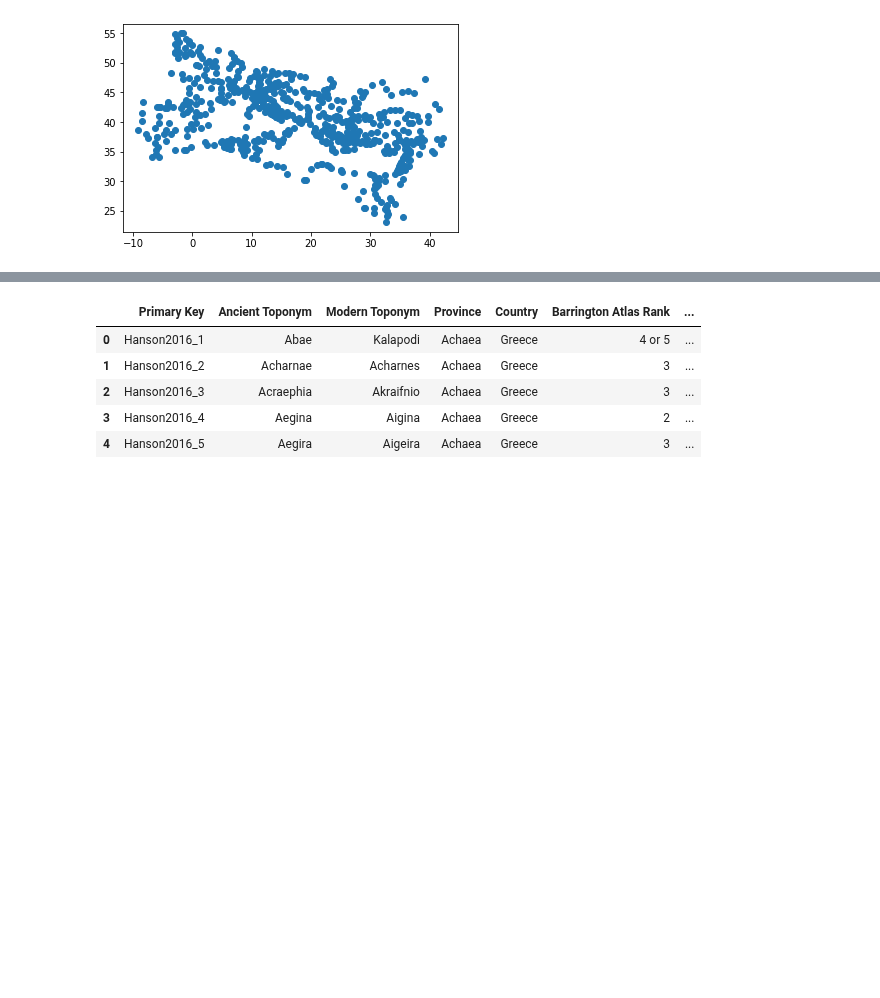
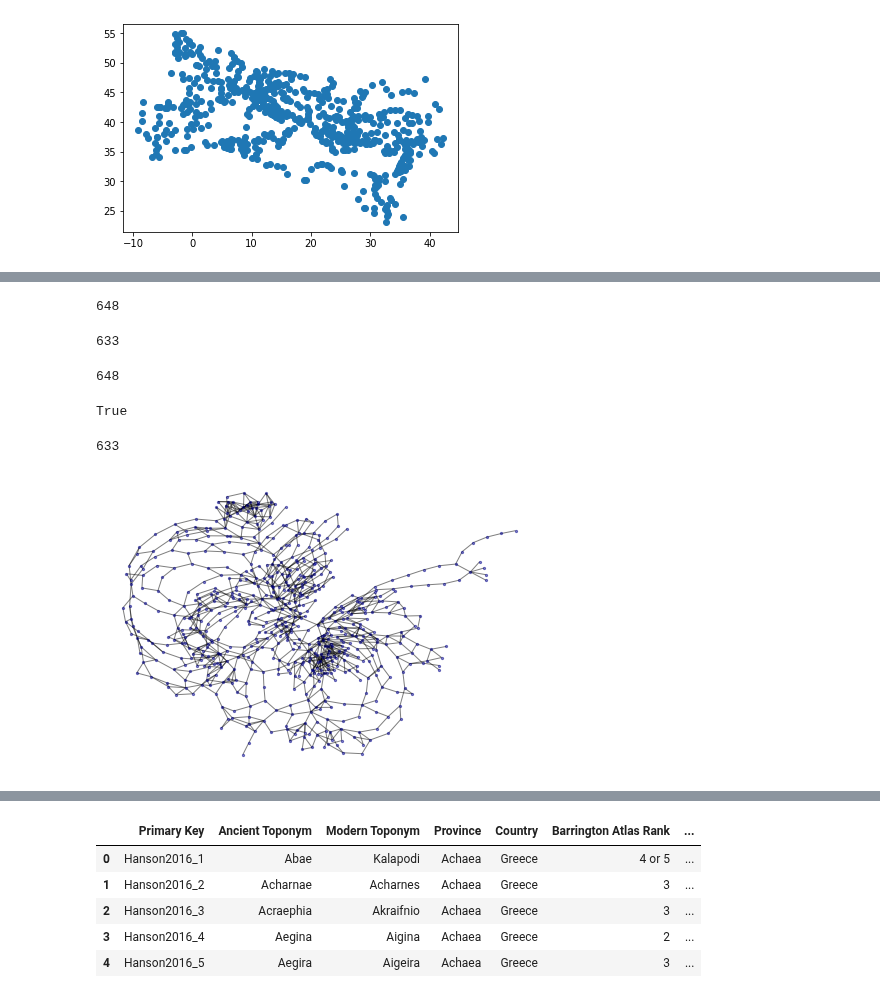
Before and after one commit to sdam-au/LI_ETL, a Jupyter notebook: scripts/MAPPING_ORBIS&HANSON&LIRE.ipynb, the cells around one changed output, grey strips where cells are left out. Saved outputs shown, nothing was run; the diff lists cells and outputs as text; code cells hidden in the pictures; blank space fills up the shorter version.

```diff
--- a/scripts/MAPPING_ORBIS&HANSON&LIRE.ipynb
+++ b/scripts/MAPPING_ORBIS&HANSON&LIRE.ipynb
@@ -34,8 +34,8 @@ LIRE.head(5)
 
 url = "https://raw.githubusercontent.com/emeeks/orbis_v2/master/sites_extended.csv"
 orbis_nodes = pd.read_csv(url)
-orbis_nodes_g = gpd.GeoDataFrame(orbis_nodes, geometry=gpd.points_from_xy(orbis_nodes["x"], orbis_nodes["y"])) #, crs={"init": "epsg:3857"})
-orbis_nodes_g.head(5)
+orbis_nodes_meeks = gpd.GeoDataFrame(orbis_nodes, geometry=gpd.points_from_xy(orbis_nodes["x"], orbis_nodes["y"])) #, crs={"init": "epsg:3857"})
+orbis_nodes_meeks.head(5)
 # %% [output]
 |  | id | label | rank | x | y | cost | target | province | modern | geometry |
 | 0 | 50001 | Abodiacum | 60 | 10.909 | 47.909 | 0 | 0 | Raetia | Germany | POINT (10.90900 47.90900) |
@@ -62,0 +61,2 @@ orbis_nodes_g.plot()
+# %%
+orbis_nodes_meeks_ids = orbis_nodes_g["id"].tolist()
@@ -62,0 +116,17 @@ orbis_nodes_g.plot()
+# %%
+# unique nodes in edges
+orbis_edgenodes = list(set(orbis_edges["from"].tolist() + orbis_edges["from"].tolist()))
+len(orbis_edgenodes)
+# %% [output]
+648
+# %%
+len([id for id in orbis_nodes_meeks_ids if id in orbis_edgenodes])
+# %% [output]
+633
+# %%
+def check_if_meeks(row):
+    if (row["from"] in orbis_nodes_meeks_ids) and (row["to"] in orbis_nodes_meeks_ids):
+        return True
+    else:
+        return False
+orbis_edges_fousek["meeks?"] = orbis_edges_fousek.apply(lambda row: check_if_meeks(row), axis=1)
@@ -62,0 +137,20 @@ orbis_nodes_g.plot()
+# %%
+G = nx.convert_matrix.from_pandas_edgelist(orbis_edges_fousek, "from", "to", edge_attr="cost")
+nx.is_connected(G)
+# %%
+len(G.nodes)
+# %% [output]
+648
+# %%
+G2 = nx.convert_matrix.from_pandas_edgelist(orbis_edges_fousek_filtered, "from", "to", edge_attr="cost")
+nx.is_connected(G2)
+# %% [output]
+True
+# %%
+len(G2.nodes)
+# %% [output]
+633
+# %%
+nx.draw_kamada_kawai(G, with_labels=False, node_size=5, node_color="darkblue", node_shape="o", alpha=0.5, linewidths=1)
+# %% [output]
+[figure, added]
```
Also changed, not shown: parts of 13 cells of this notebook.
